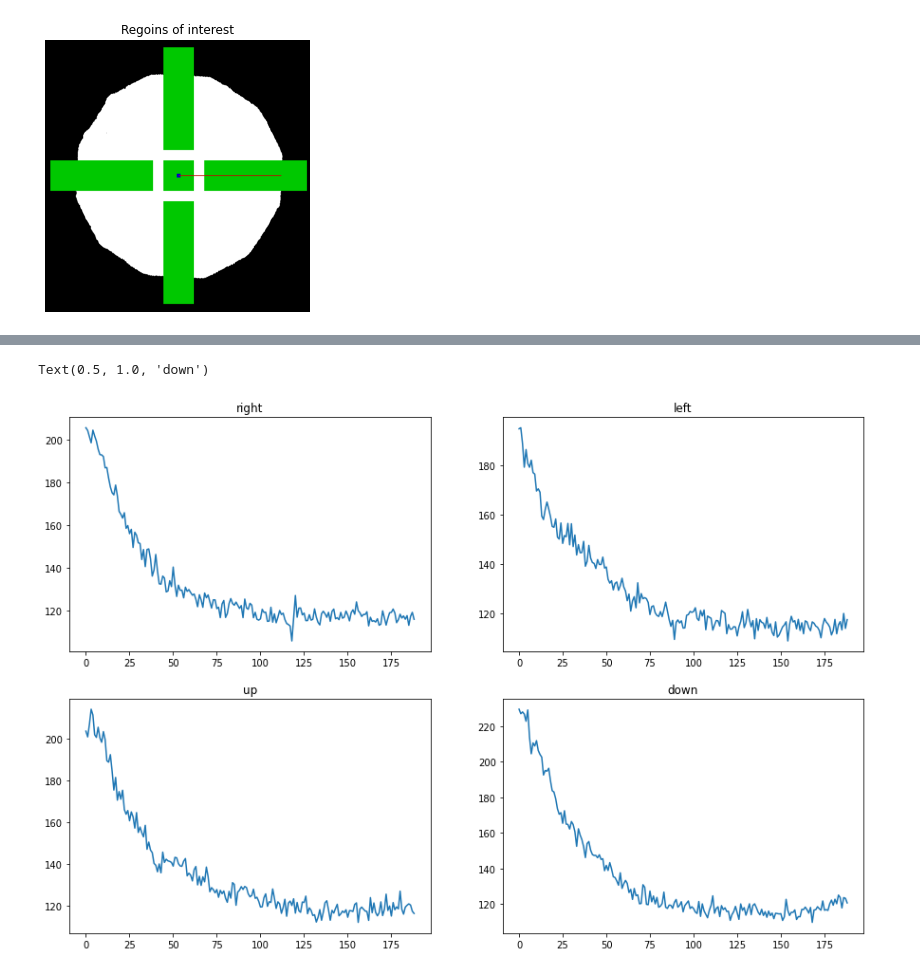
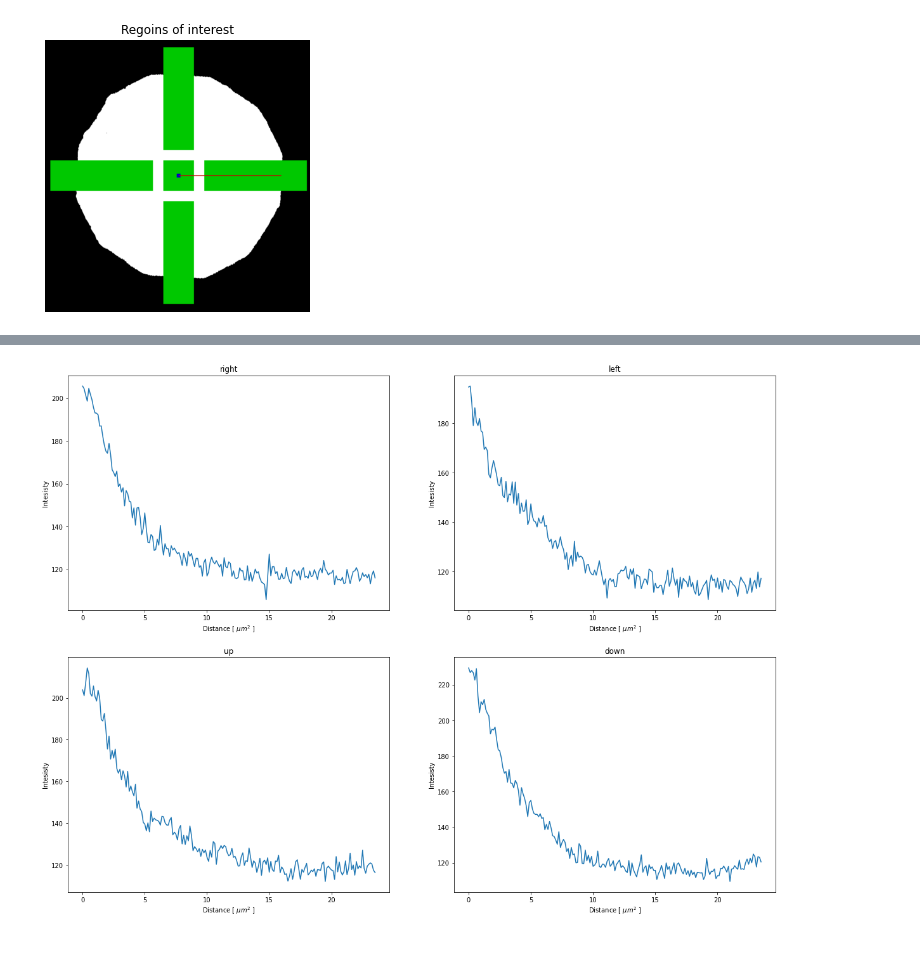
Before and after one commit to ahmed344/SLB_fluidity, a Jupyter notebook: continuous photobleaching.ipynb, the cells around one changed output, grey strips where cells are left out. Cells and saved outputs as stored; diff of their text form; code cells hidden in the pictures.

```diff
--- a/continuous photobleaching.ipynb
+++ b/continuous photobleaching.ipynb
@@ -173,22 +166,29 @@ plt.plot(square_center);
 # %%
-# display the image with better brightness and contrast
-plt.figure(figsize=(15,10))
+# display the 4 rectangle profiles
+plt.figure(figsize=(20,15))
 
 plt.subplot(221)
-plt.plot(rectangle_right[80:])
+plt.plot(np.arange(rectangle_right[80:].shape[0]) * 0.125, rectangle_right[80:])
 plt.title('right')
+plt.xlabel('Distance [ $\mu m^2$ ]')
+plt.ylabel('Intesisty')
 
 plt.subplot(222)
-plt.plot(rectangle_left[80:])
+plt.plot(np.arange(rectangle_left[80:].shape[0]) * 0.125, rectangle_left[80:])
 plt.title('left')
+plt.xlabel('Distance [ $\mu m^2$ ]')
+plt.ylabel('Intesisty')
 
 plt.subplot(223)
-plt.plot(rectangle_up[80:])
+plt.plot(np.arange(rectangle_up[80:].shape[0]) * 0.125, rectangle_up[80:])
 plt.title('up')
+plt.xlabel('Distance [ $\mu m^2$ ]')
+plt.ylabel('Intesisty')
 
 plt.subplot(224)
-plt.plot(rectangle_down[80:])
+plt.plot(np.arange(rectangle_down[80:].shape[0]) * 0.125, rectangle_down[80:])
 plt.title('down')
+plt.xlabel('Distance [ $\mu m^2$ ]')
+plt.ylabel('Intesisty');
 # %% [output]
-Text(0.5, 1.0, 'down')
-[figure, old version]
+[figure, new version]
```
Also changed, not shown: parts of 6 cells of this notebook.
